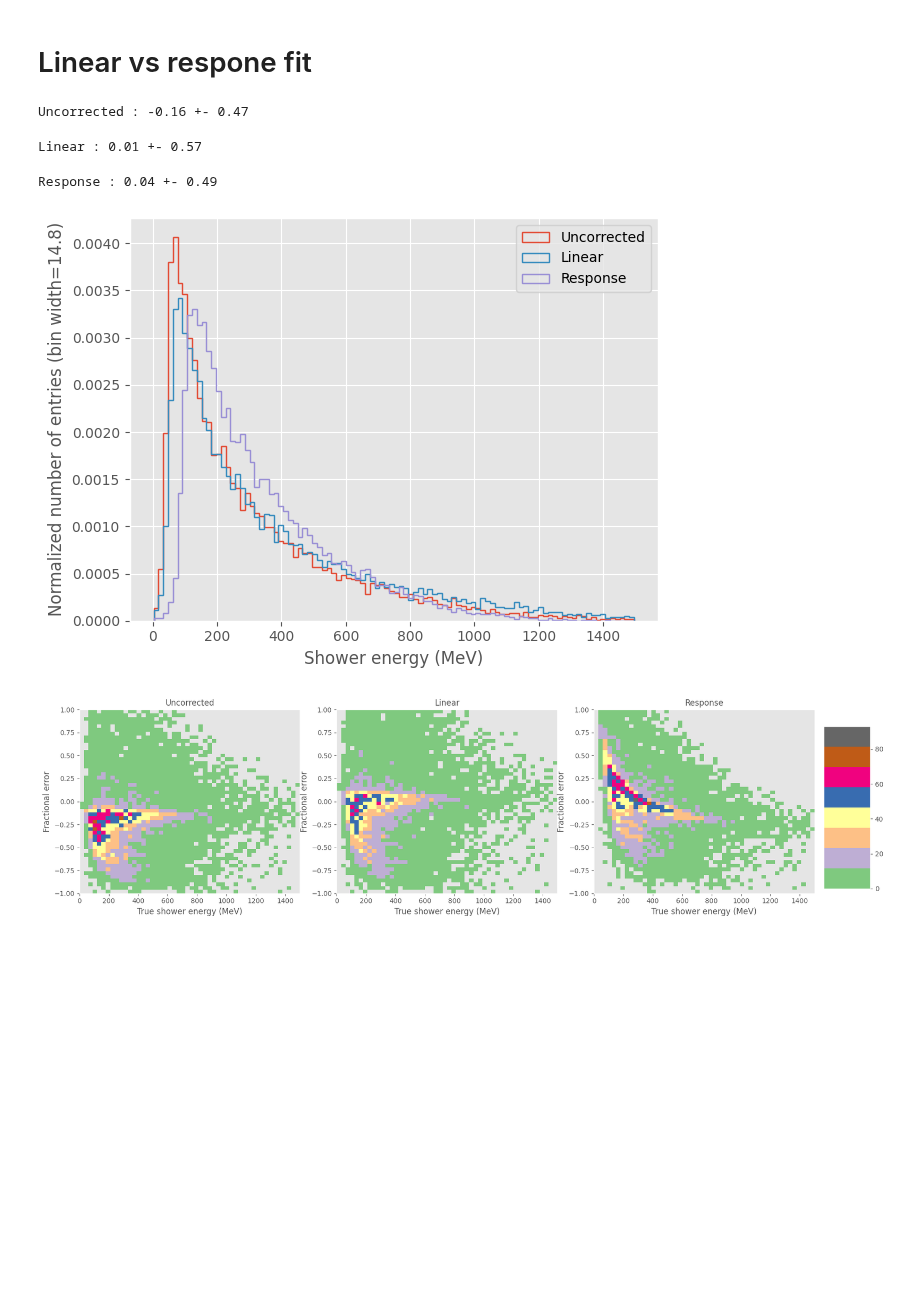
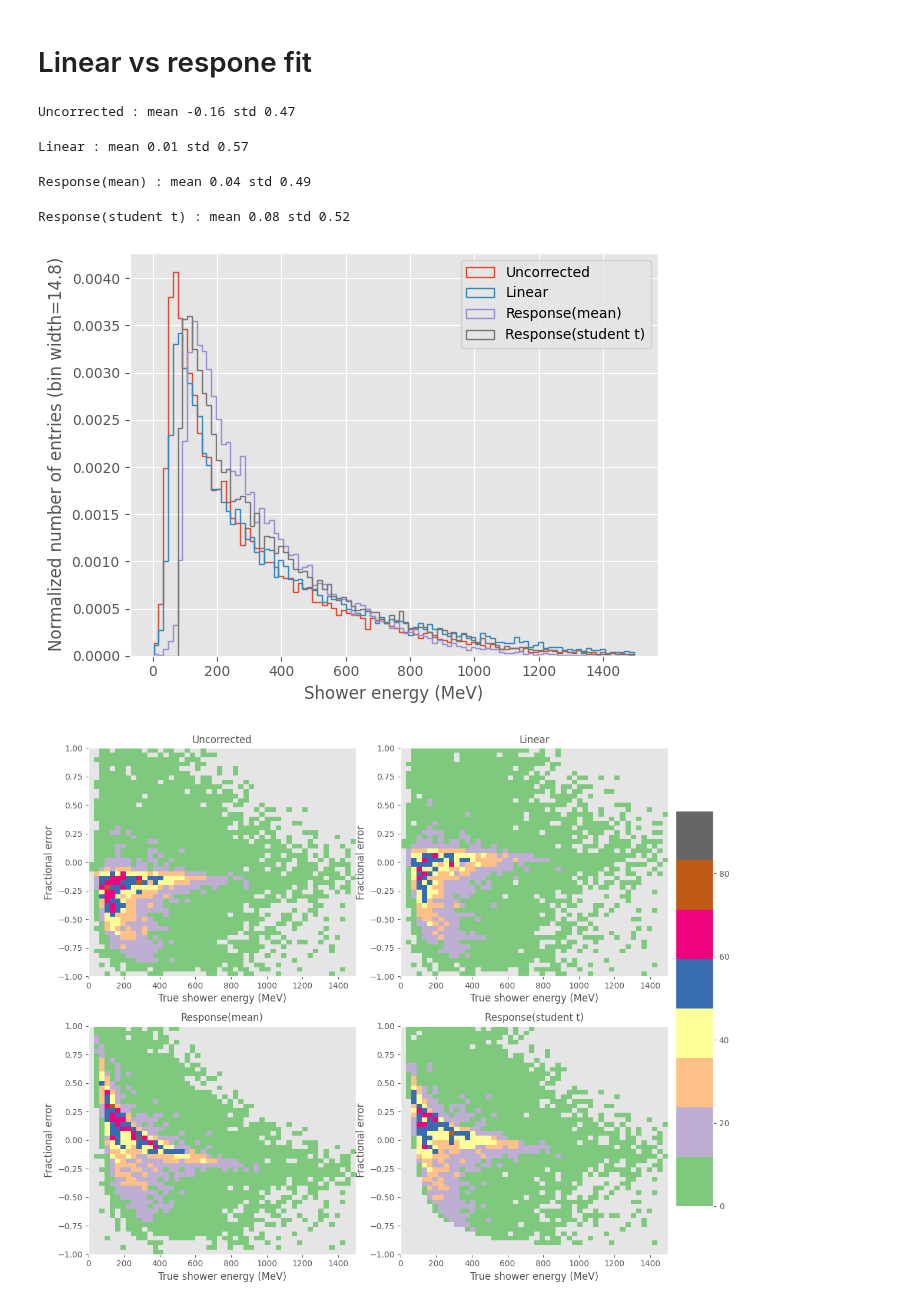
Before and after one commit to dlindebaum/pion-argon-xs-analysis, a Jupyter notebook: analysis/sandbox/shower_correction.ipynb, the cells around one changed output. Saved outputs shown, nothing was run; the diff lists cells and outputs as text; code cells hidden in the pictures; blank space fills up the shorter version.

```diff
--- a/analysis/sandbox/shower_correction.ipynb
+++ b/analysis/sandbox/shower_correction.ipynb
@@ -426,7 +423,7 @@ def create_bins(value : pd.Series, n_entries, v_range : list = None):
         bins[-1] = max(v_range)
     return np.array(bins)
 # %%
-bins = np.array(create_bins(df.reco_energy, 1500, energy_range), dtype = int)
+bins = np.array(create_bins(df.reco_energy, 750, energy_range), dtype = int)
 cv, cv_err = fit_regions("fractional_error", [-1, 1], [student_t], bins, 20)
 means_simple = calculate_mean("fractional_error", [-1, 1], bins)
 median = calculate_median("fractional_error", [-1, 1], bins)
@@ -533,26 +530,29 @@ mean shower energy fractional error after correction: 0.07981022460797117 +- 0.6
 # %% [markdown]
 # Linear vs respone fit
 # %%
-labels = ["Uncorrected", "Linear", "Response"]
+labels = ["Uncorrected", "Linear", "Response(mean)", "Response(student t)"]
 
-linear_corrected_energy = df.reco_energy / linear_correction
-reponse_corrected_energy = df.reco_energy / (ResponseCorrection(df.reco_energy, *popt_mean) + 1)
+linear_ce = df.reco_energy / linear_correction
+response_mean_ce = df.reco_energy / (ResponseCorrection(df.reco_energy, *popt_mean) + 1)
+response_fit_ce = df.reco_energy / (ResponseCorrection(df.reco_energy, *popt_fit) + 1)
 
-Plots.PlotHistComparison([df.reco_energy, linear_corrected_energy, reponse_corrected_energy], labels = labels, xRange = energy_range, xlabel = "Shower energy (MeV)")
+Plots.PlotHistComparison([df.reco_energy, linear_ce, response_mean_ce, response_fit_ce], labels = labels, xRange = energy_range, xlabel = "Shower energy (MeV)")
 
-lfe = (linear_corrected_energy / df.true_energy) - 1
-rfe = (reponse_corrected_energy / df.true_energy) - 1
+lfe = (linear_ce / df.true_energy) - 1
+rfe_mean = (response_mean_ce / df.true_energy) - 1
+rfe_student_t = (response_fit_ce / df.true_energy) - 1
 
-Hist2DComparison([df.true_energy, df.true_energy, df.true_energy], [df.fractional_error, lfe, rfe], energy_range, [-1, 1], bins = 50, cmap = "Accent", x_labels = ["True shower energy (MeV)"]*3, y_labels = ["Fractional error"]*3, titles = ["Uncorrected", "Linear", "Response"])
+Hist2DComparison([df.true_energy, df.true_energy, df.true_energy, df.true_energy], [df.fractional_error, lfe, rfe_mean, rfe_student_t], energy_range, [-1, 1], bins = 50, cmap = "Accent", x_labels = ["True shower energy (MeV)"]*4, y_labels = ["Fractional error"]*4, titles = labels)
 
-for l, f in zip(labels, [df.fractional_error, lfe, rfe]):
-    print(f"{l} : {f.mean():.2f} +- {f.std():.2f}")
+for l, f in zip(labels, [df.fractional_error, lfe, rfe_mean, rfe_student_t]):
+    print(f"{l} : mean {f.mean():.2f} std {f.std():.2f}")
 # %% [output]
-Uncorrected : -0.16 +- 0.47
+Uncorrected : mean -0.16 std 0.47
-Linear : 0.01 +- 0.57
+Linear : mean 0.01 std 0.57
-Response : 0.04 +- 0.49
+Response(mean) : mean 0.04 std 0.49
+Response(student t) : mean 0.08 std 0.52
-[figure, old version]
+[figure, new version]
-[figure, old version]
+[figure, new version]
 # %%
 import json
 
```
Also changed, not shown: parts of 7 cells of this notebook, 6 other files.
